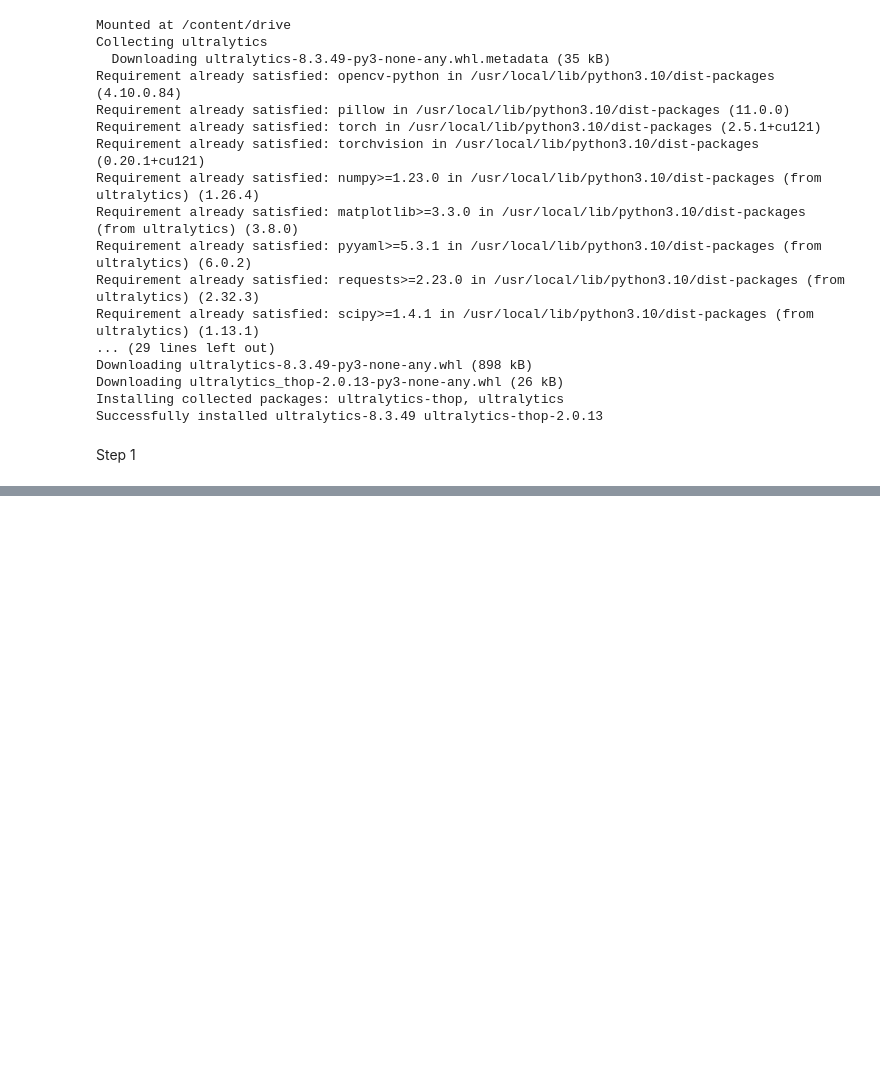
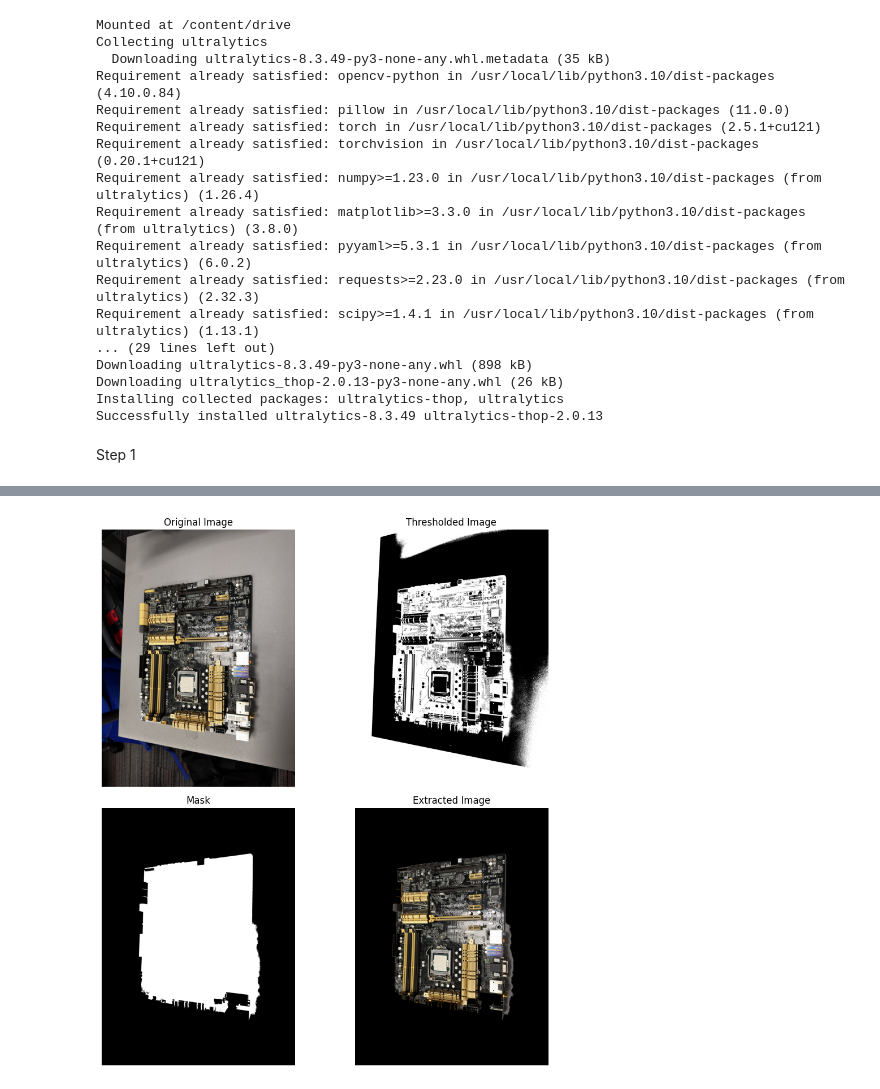
Before and after one commit to abdulwaheedTMU/Project3, a Jupyter notebook: Project3.ipynb, the cells around one changed output, grey strips where cells are left out. Cells and saved outputs as stored; diff of their text form; code cells hidden in the pictures; blank space fills up the shorter version.

```diff
--- a/Project3.ipynb
+++ b/Project3.ipynb
@@ -32,44 +32,75 @@ Step 1
 # %%
 import cv2
 import numpy as np
-from google.colab.patches import cv2_imshow
+import matplotlib.pyplot as plt  # For displaying images in Colab or non-GUI environments
 
-# Load the image
+# Path to your motherboard image (adjust as needed)
 image_path = '/content/drive/MyDrive/Project3Data/motherboard_image.JPEG'
+output_path = '/content/drive/MyDrive/Project3Data/step1/Masked_motherboard_image.JPEG'
 
 # Read the image
 img = cv2.imread(image_path)
+if img is None:
+    print("Error: Could not read the image. Check the image_path.")
+else:
+    print("Step 1: Original image loaded successfully.")
 
-# Convert to grayscale
-gray = cv2.cvtColor(img, cv2.COLOR_BGR2GRAY)
+    # Convert to grayscale
+    gray = cv2.cvtColor(img, cv2.COLOR_BGR2GRAY)
+    print("Step 2: Image converted to grayscale.")
 
-_, thresh = cv2.threshold(gray, 120, 255, cv2.THRESH_BINARY_INV)
+    # Apply threshold (adjust threshold value as needed)
+    _, thresh = cv2.threshold(gray, 120, 255, cv2.THRESH_BINARY_INV)
+    print("Step 3: Threshold applied to separate PCB from background.")
 
-# Optionally, you can use a blur or morphological operations to improve contour detection
-# Example:
-# thresh = cv2.GaussianBlur(thresh, (5,5), 0)
+    # Find contours
+    contours, hierarchy = cv2.findContours(thresh, cv2.RETR_EXTERNAL, cv2.CHAIN_APPROX_SIMPLE)
+    if len(contours) == 0:
+        print("No contours found. Try adjusting the threshold or preprocessing steps.")
+    else:
+        print(f"Step 4: {len(contours)} contours found. Selecting the largest one.")
+        # Find the largest contour assuming the PCB is the largest object
+        largest_contour = max(contours, key=cv2.contourArea)
 
-# Find contours
-contours, hierarchy = cv2.findContours(thresh, cv2.RETR_EXTERNAL, cv2.CHAIN_APPROX_SIMPLE)
+        # Create a mask based on the largest contour
+        mask = np.zeros_like(gray)
+        cv2.drawContours(mask, [largest_contour], -1, 255, -1)
+        print("Step 5: Mask created based on the largest contour.")
 
-# If no contours found, you may need to adjust thresholding or edge detection
-if len(contours) == 0:
-    print("No contours found. Try adjusting threshold values.")
-else:
-    # Find the largest contour assuming the PCB is the largest object
-    largest_contour = max(contours, key=cv2.contourArea)
+        # Extract the PCB using bitwise_and
+        mask_3ch = cv2.cvtColor(mask, cv2.COLOR_GRAY2BGR)
+        extracted = cv2.bitwise_and(img, mask_3ch)
+        print("Step 6: PCB extracted using the mask.")
 
-    # Create a mask based on the largest contour
-    mask = np.zeros_like(gray)
-    cv2.drawContours(mask, [largest_contour], -1, 255, -1)
+        # Save the extracted image
+        cv2.imwrite(output_path, extracted)
+        print(f"Step 7: Extracted image saved at: {output_path}")
 
-    # Extract the PCB using bitwise_and
-    # Convert mask to 3-channel to match img dimensions
-    mask_3ch = cv2.cvtColor(mask, cv2.COLOR_GRAY2BGR)
-    extracted = cv2.bitwise_and(img, mask_3ch)
+        # Display results
+        fig, axs = plt.subplots(2, 2, figsize=(10, 10))
+        axs[0, 0].imshow(cv2.cvtColor(img, cv2.COLOR_BGR2RGB))
+        axs[0, 0].set_title("Original Image")
+        axs[0, 0].axis("off")
 
-    # Save or display the resulting images if needed
-    cv2.imwrite('/content/drive/MyDrive/your_project/masked_motherboard.jpeg', extracted)
+        axs[0, 1].imshow(thresh, cmap="gray")
+        axs[0, 1].set_title("Thresholded Image")
+        axs[0, 1].axis("off")
 
-    print("Masking completed and extracted image saved.")
+        axs[1, 0].imshow(mask, cmap="gray")
+        axs[1, 0].set_title("Mask")
+        axs[1, 0].axis("off")
+
+        axs[1, 1].imshow(cv2.cvtColor(extracted, cv2.COLOR_BGR2RGB))
+        axs[1, 1].set_title("Extracted Image")
+        axs[1, 1].axis("off")
+
+        plt.tight_layout()
+        plt.show()
+
+        # Print final result summary
+        print("Final Summary:")
+        print(f"Original Image Shape: {img.shape}")
+        print(f"Extracted Image Shape: {extracted.shape}")
+        print(f"Mask Dimensions: {mask.shape}")
+        print(f"Number of Contours Found: {len(contours)}")
 # %% [output]
@@ -76,0 +114 @@ Masking completed and extracted image saved.
+[figure, added]
```
Also changed, not shown: parts of 1 cell of this notebook.
